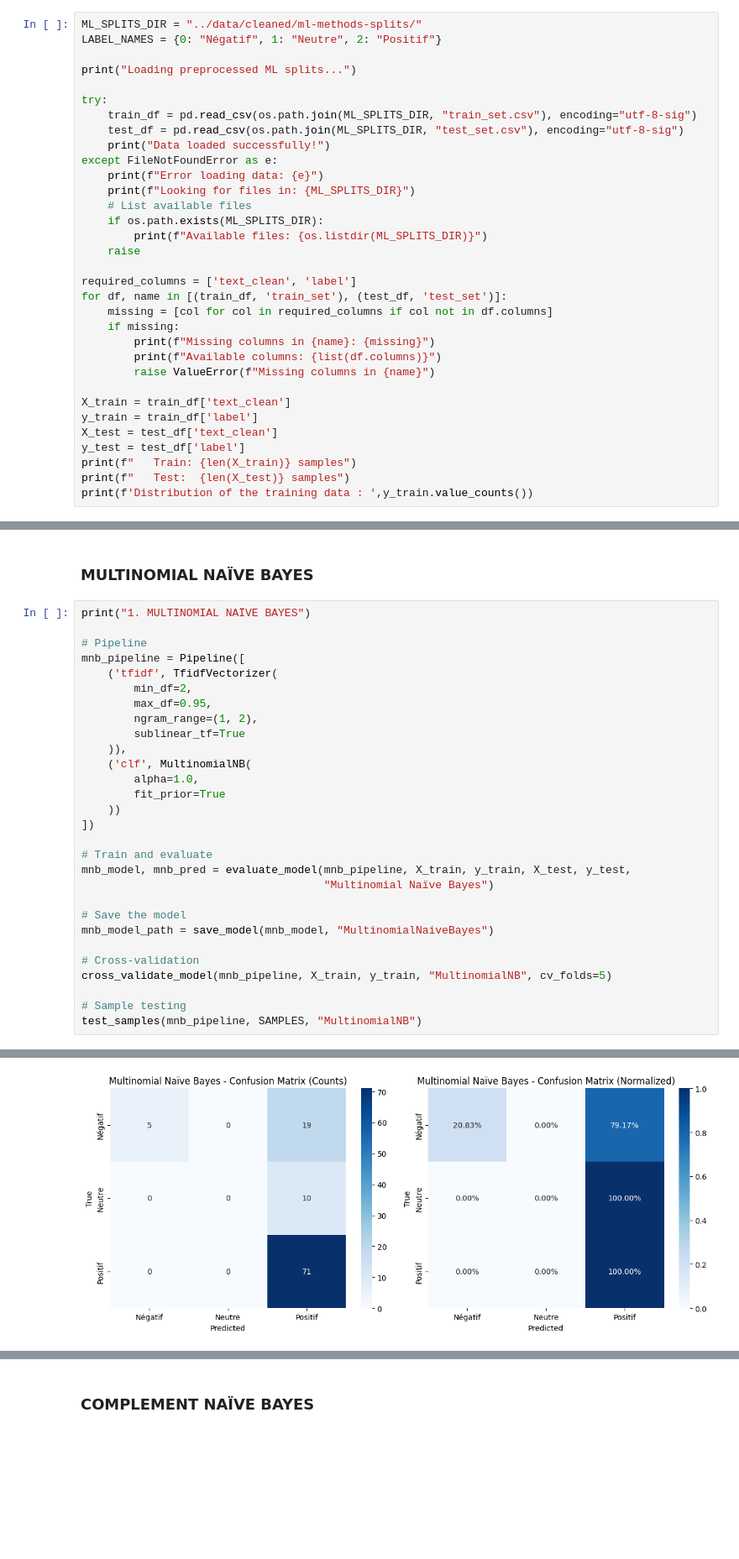
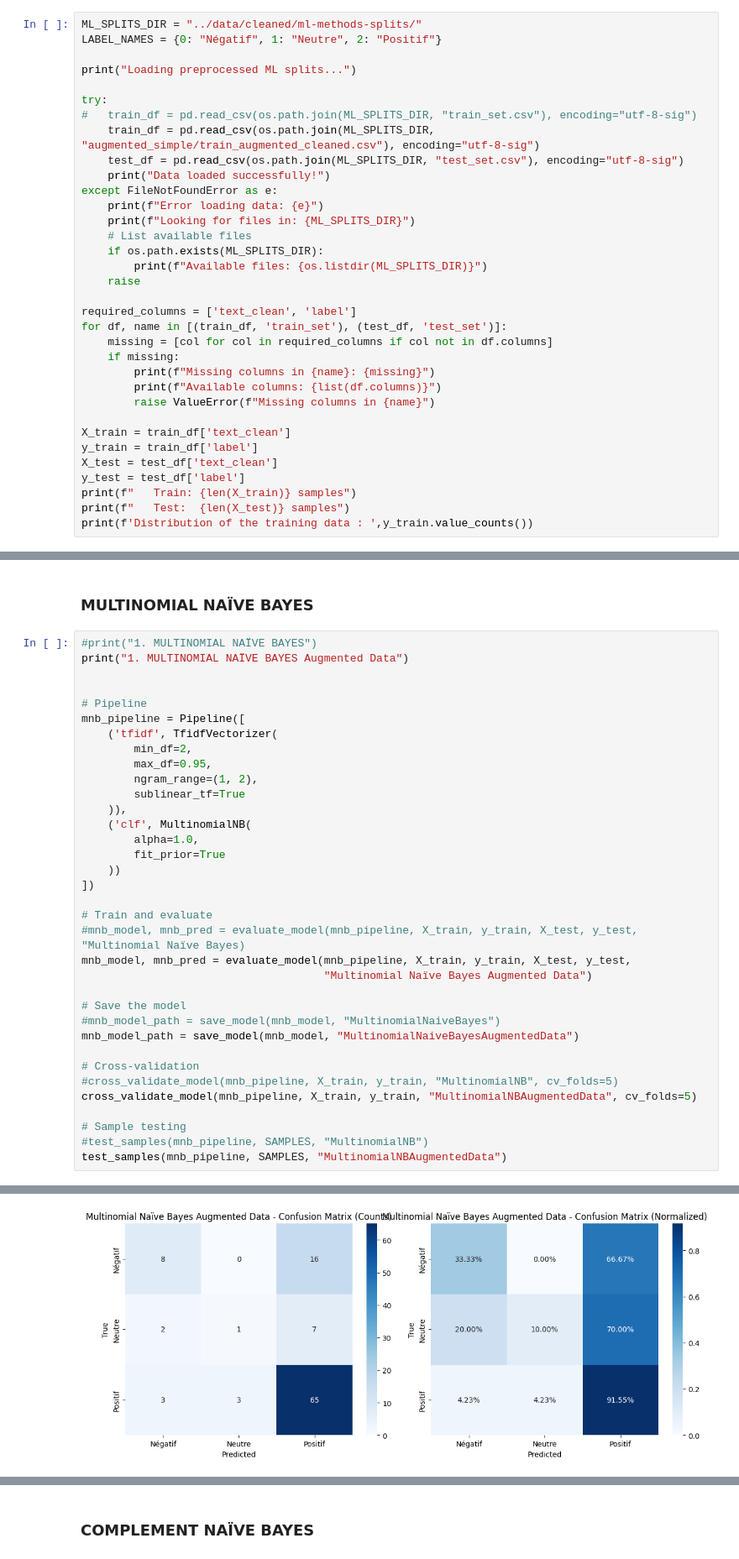
Before and after one commit to eya2105/customer_review_analysis, a Jupyter notebook: models/naive_bayes.ipynb, the cells around one changed output, grey strips where cells are left out. Shown at 84% size. Saved outputs shown, nothing was run; the diff lists cells and outputs as text; blank space fills up the shorter version.

```diff
--- a/models/naive_bayes.ipynb
+++ b/models/naive_bayes.ipynb
@@ -23,7 +23,8 @@ LABEL_NAMES = {0: "Négatif", 1: "Neutre", 2: "Positif"}
 print("Loading preprocessed ML splits...")
 
 try:
-    train_df = pd.read_csv(os.path.join(ML_SPLITS_DIR, "train_set.csv"), encoding="utf-8-sig")
+#   train_df = pd.read_csv(os.path.join(ML_SPLITS_DIR, "train_set.csv"), encoding="utf-8-sig")
+    train_df = pd.read_csv(os.path.join(ML_SPLITS_DIR, "augmented_simple/train_augmented_cleaned.csv"), encoding="utf-8-sig")
     test_df = pd.read_csv(os.path.join(ML_SPLITS_DIR, "test_set.csv"), encoding="utf-8-sig")
     print("Data loaded successfully!")
 except FileNotFoundError as e:
@@ -188,7 +189,9 @@ def save_model(pipeline, model_name, model_dir=MODELS_DIR):
 # %% [markdown]
 ### MULTINOMIAL NAÏVE BAYES
 # %%
-print("1. MULTINOMIAL NAÏVE BAYES")
+#print("1. MULTINOMIAL NAÏVE BAYES")
+print("1. MULTINOMIAL NAÏVE BAYES Augmented Data")
+
 
 # Pipeline
 mnb_pipeline = Pipeline([
@@ -205,15 +208,19 @@ mnb_pipeline = Pipeline([
 ])
 
 # Train and evaluate
+#mnb_model, mnb_pred = evaluate_model(mnb_pipeline, X_train, y_train, X_test, y_test, "Multinomial Naïve Bayes)
 mnb_model, mnb_pred = evaluate_model(mnb_pipeline, X_train, y_train, X_test, y_test,
-                                     "Multinomial Naïve Bayes")
+                                     "Multinomial Naïve Bayes Augmented Data")
 
 # Save the model
-mnb_model_path = save_model(mnb_model, "MultinomialNaiveBayes")
+#mnb_model_path = save_model(mnb_model, "MultinomialNaiveBayes")
+mnb_model_path = save_model(mnb_model, "MultinomialNaiveBayesAugmentedData")
 
 # Cross-validation
-cross_validate_model(mnb_pipeline, X_train, y_train, "MultinomialNB", cv_folds=5)
+#cross_validate_model(mnb_pipeline, X_train, y_train, "MultinomialNB", cv_folds=5)
+cross_validate_model(mnb_pipeline, X_train, y_train, "MultinomialNBAugmentedData", cv_folds=5)
 
 # Sample testing
-test_samples(mnb_pipeline, SAMPLES, "MultinomialNB")
+#test_samples(mnb_pipeline, SAMPLES, "MultinomialNB")
+test_samples(mnb_pipeline, SAMPLES, "MultinomialNBAugmentedData")
 # %% [output]
@@ -238 +245 @@ PER-CLASS F1 SCORES:
-[figure, old version]
+[figure, new version]
```
Also changed, not shown: parts of 4 cells of this notebook, 12 other files.
